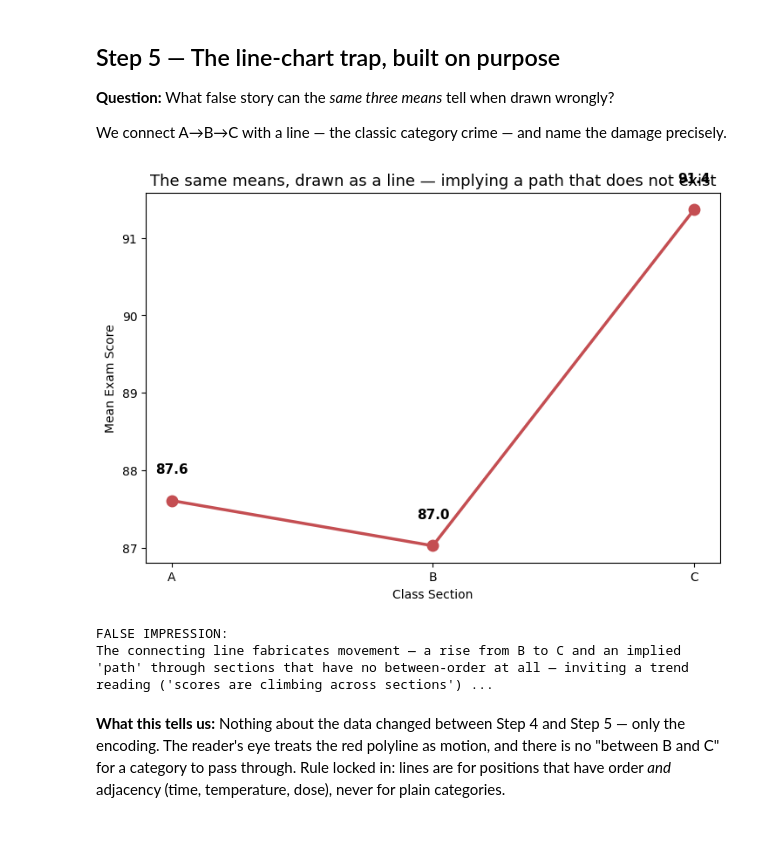
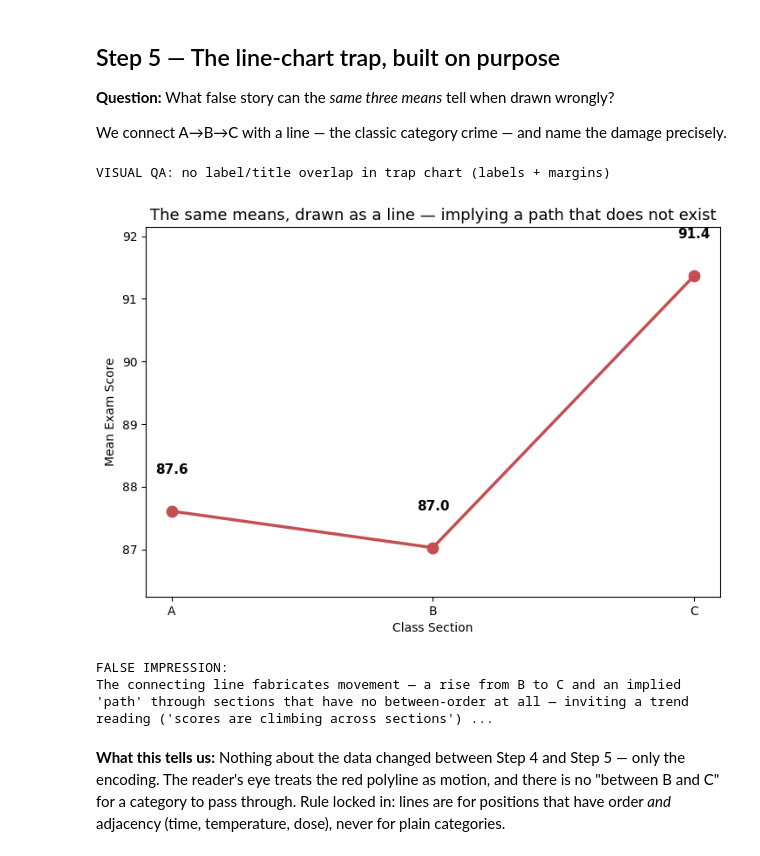
Before and after one commit to memoona-zahur/eda-precision-lab, a Jupyter notebook: week6_day1_precision_lab.ipynb, the cells around one changed output. Saved outputs shown, nothing was run; the diff lists cells and outputs as text; code cells hidden in the pictures.

Commit message:
fix: trap chart title/label overlap (margins+assert), correct test count in SELF_REVIEW, accurate README collision-guard scope

```diff
--- a/week6_day1_precision_lab.ipynb
+++ b/week6_day1_precision_lab.ipynb
@@ -214,21 +214,37 @@ We connect A→B→C with a line — the classic category crime — and name the
 # %%
 fig, ax = plt.subplots(figsize=(8.5, 5.5))
 ax.plot(order, sec_means.values, color="#C44E52", lw=2.5, marker="o", markersize=9)
+
+# value labels above each marker; top headroom (margins) keeps the highest
+# point's label (Section A, 91.4) clear of the title, then guarded by an
+# overlap assertion (same collision discipline as Step 6).
+labels = []
 for i, m in enumerate(sec_means.values):
-    ax.text(i, m + 0.35, f"{m:.1f}", ha="center", fontsize=11, fontweight="bold")
+    labels.append(ax.text(i, m + 0.6, f"{m:.1f}", ha="center", fontsize=11, fontweight="bold"))
 ax.set_title("The same means, drawn as a line — implying a path that does not exist", fontsize=13)
 ax.set_xlabel("Class Section"); ax.set_ylabel("Mean Exam Score")
+ax.margins(y=0.18)  # headroom so the top label clears the title
+
+# visual QA: confirm no annotation overlaps the title before saving
+fig.canvas.draw()
+_renderer = fig.canvas.get_renderer()
+_title_bb = ax.title.get_window_extent(_renderer)
+_overlaps = any(t.get_window_extent(_renderer).overlaps(_title_bb) for t in labels)
+assert not _overlaps, "trap chart: a value label overlaps the title"
+print("VISUAL QA: no label/title overlap in trap chart (labels + margins)")
+
 fig.savefig("chart_trap_line.png", dpi=150, bbox_inches="tight")
 plt.show()
 
 trap_sentence = (f"The connecting line fabricates movement — a rise from B to C and an implied "
                  f"'path' through sections that have no between-order at all — inviting a trend "
                  f"reading ('scores are climbing across sections') that the bar chart correctly refuses to make.")
 print("FALSE IMPRESSION:\n" + trap_sentence)
 # %% [output]
+VISUAL QA: no label/title overlap in trap chart (labels + margins)
-[figure, old version]
+[figure, new version]
-FALSE IMPRESSION:
-The connecting line fabricates movement — a rise from B to C and an implied 'path' through sections that have no between-order at all — inviting a trend reading ('scores are climbing across sections') ...
+FALSE IMPRESSION:
+The connecting line fabricates movement — a rise from B to C and an implied 'path' through sections that have no between-order at all — inviting a trend reading ('scores are climbing across sections') ...
 # %% [markdown]
 **What this tells us:** Nothing about the data changed between Step 4 and Step 5 — only the encoding. The reader's eye treats the red polyline as motion, and there is no "between B and C" for a category to pass through. Rule locked in: lines are for positions that have order *and* adjacency (time, temperature, dose), never for plain categories.
 # %% [markdown]
```
Also changed, not shown: parts of 1 cell of this notebook, 3 other files.
